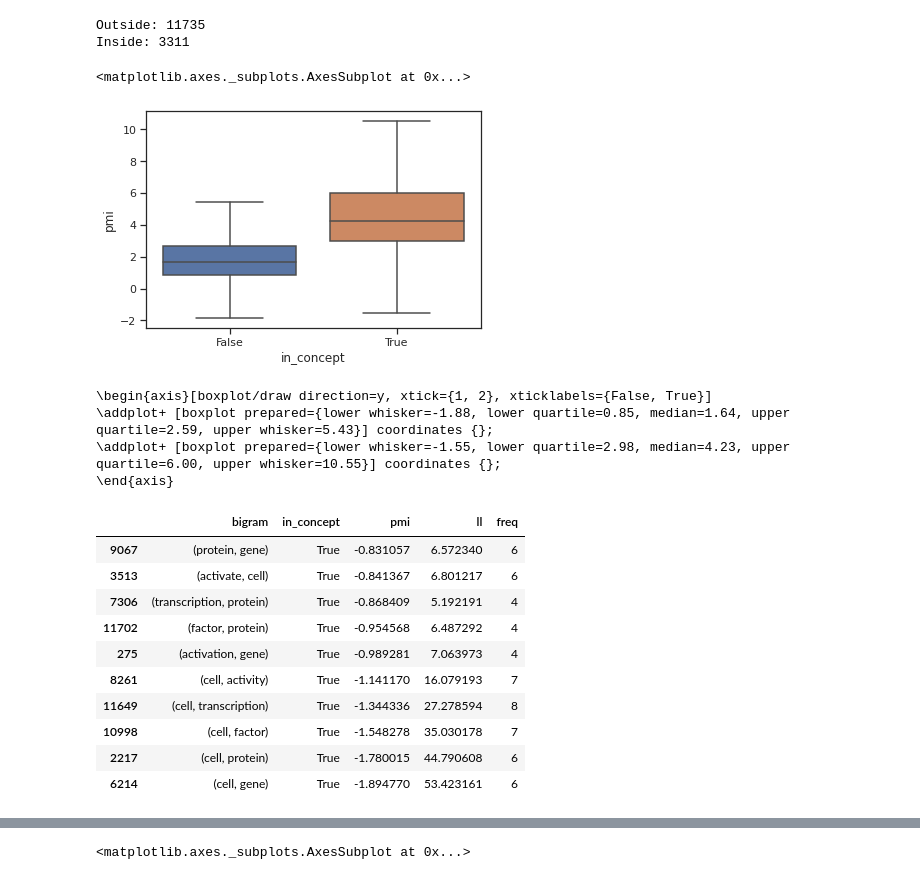
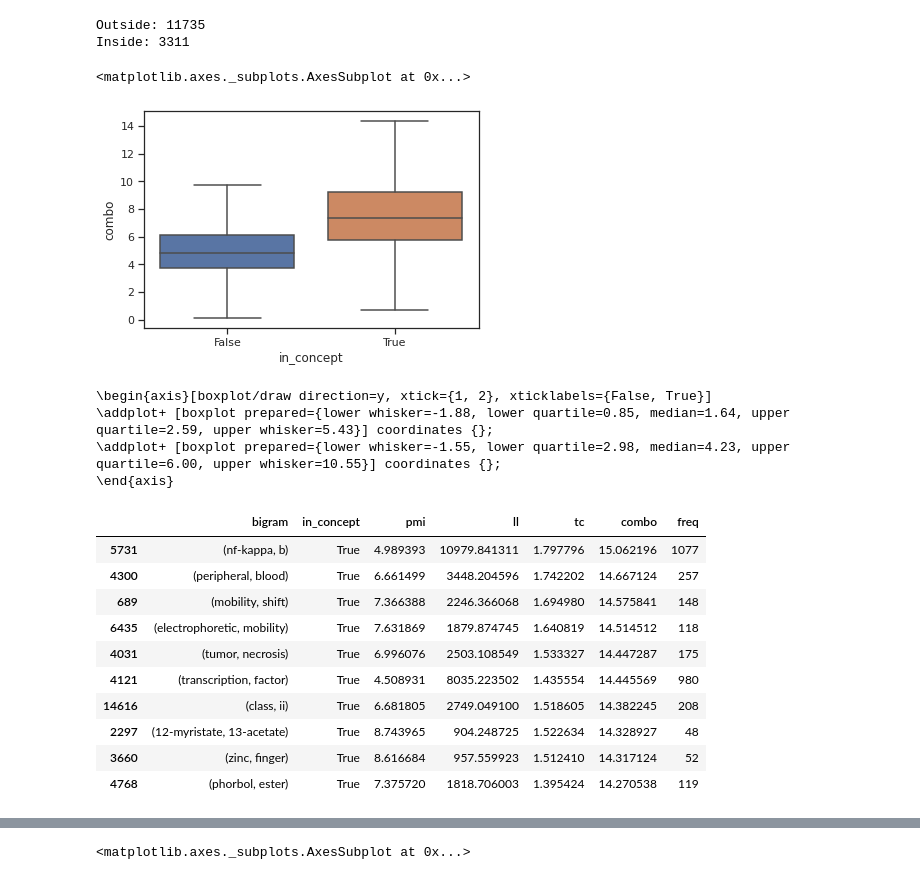
Before and after one commit to KasperFyhn/discontinuous-concepts, a Jupyter notebook: analysisscripts/unithood.ipynb, the cells around one changed output, grey strips where cells are left out. Cells and saved outputs as stored; diff of their text form; code cells hidden in the pictures.

```diff
--- a/analysisscripts/unithood.ipynb
+++ b/analysisscripts/unithood.ipynb
@@ -72,7 +72,7 @@ import math
 # now, loop over all bigrams in the n-gram model, measure their association
 # and note whether they occur in a concept or not
 
-data_dict = {'bigram': [], 'in_concept': [],  'pmi': [], 'll': [], 'freq': []}
+data_dict = {'bigram': [], 'in_concept': [],  'pmi': [], 'll': [], 'tc': [], 'combo': [], 'freq': []}
 
 for bigram_pattern, count in model.iterate(2, threshold=FREQ_THRESHOLD,
                                            encoded_patterns=True):
@@ -89,6 +89,10 @@ for bigram_pattern, count in model.iterate(2, threshold=FREQ_THRESHOLD,
     data_dict['pmi'].append(pmi)
     ll = conceptstats.log_likelihood_ratio(contingency_table)
     data_dict['ll'].append(ll)
+    tc = conceptstats.term_coherence(bigram, model)
+    data_dict['tc'].append(tc)
+    combo = pmi + math.log(count, 2)
+    data_dict['combo'].append(combo)
 
     data_dict['in_concept'].append(bigram in concept_bigrams)
 
@@ -107,10 +111,10 @@ Outside: 11735
 Inside: 3311
 # %%
 import seaborn as sns
-sns.boxplot(x='in_concept', y='pmi', data=data, showfliers=False)
+sns.boxplot(x='in_concept', y='combo', data=data, showfliers=False)
 # %% [output]
 <matplotlib.axes._subplots.AxesSubplot at 0x...>
-[figure, old version]
+[figure, new version]
 # %%
 print(utils.prepare_comparable_latex_boxplots('in_concept', 'pmi', data))
 # %% [output]
@@ -119,17 +123,17 @@ print(utils.prepare_comparable_latex_boxplots('in_concept', 'pmi', data))
 \addplot+ [boxplot prepared={lower whisker=-1.55, lower quartile=2.98, median=4.23, upper quartile=6.00, upper whisker=10.55}] coordinates {};
 \end{axis}
 # %%
-data[(data['in_concept'] == True)].sort_values('pmi', ascending=False).tail(10)
+data[(data['in_concept'] == True)].sort_values('combo', ascending=False).head(10)
 #  & (data['pmi'] < 0)
 # %% [output]
-|  | bigram | in_concept | pmi | ll | freq |
-| 9067 | (protein, gene) | True | -0.831057 | 6.572340 | 6 |
-| 3513 | (activate, cell) | True | -0.841367 | 6.801217 | 6 |
-| 7306 | (transcription, protein) | True | -0.868409 | 5.192191 | 4 |
-| 11702 | (factor, protein) | True | -0.954568 | 6.487292 | 4 |
-| 275 | (activation, gene) | True | -0.989281 | 7.063973 | 4 |
-| 8261 | (cell, activity) | True | -1.141170 | 16.079193 | 7 |
-| 11649 | (cell, transcription) | True | -1.344336 | 27.278594 | 8 |
-| 10998 | (cell, factor) | True | -1.548278 | 35.030178 | 7 |
-| 2217 | (cell, protein) | True | -1.780015 | 44.790608 | 6 |
-| 6214 | (cell, gene) | True | -1.894770 | 53.423161 | 6 |
+|  | bigram | in_concept | pmi | ll | tc | combo | freq |
+| 5731 | (nf-kappa, b) | True | 4.989393 | 10979.841311 | 1.797796 | 15.062196 | 1077 |
+| 4300 | (peripheral, blood) | True | 6.661499 | 3448.204596 | 1.742202 | 14.667124 | 257 |
+| 689 | (mobility, shift) | True | 7.366388 | 2246.366068 | 1.694980 | 14.575841 | 148 |
+| 6435 | (electrophoretic, mobility) | True | 7.631869 | 1879.874745 | 1.640819 | 14.514512 | 118 |
+| 4031 | (tumor, necrosis) | True | 6.996076 | 2503.108549 | 1.533327 | 14.447287 | 175 |
+| 4121 | (transcription, factor) | True | 4.508931 | 8035.223502 | 1.435554 | 14.445569 | 980 |
+| 14616 | (class, ii) | True | 6.681805 | 2749.049100 | 1.518605 | 14.382245 | 208 |
+| 2297 | (12-myristate, 13-acetate) | True | 8.743965 | 904.248725 | 1.522634 | 14.328927 | 48 |
+| 3660 | (zinc, finger) | True | 8.616684 | 957.559923 | 1.512410 | 14.317124 | 52 |
+| 4768 | (phorbol, ester) | True | 7.375720 | 1818.706003 | 1.395424 | 14.270538 | 119 |
```
Also changed, not shown: parts of 39 cells of this notebook, 3 other files.
